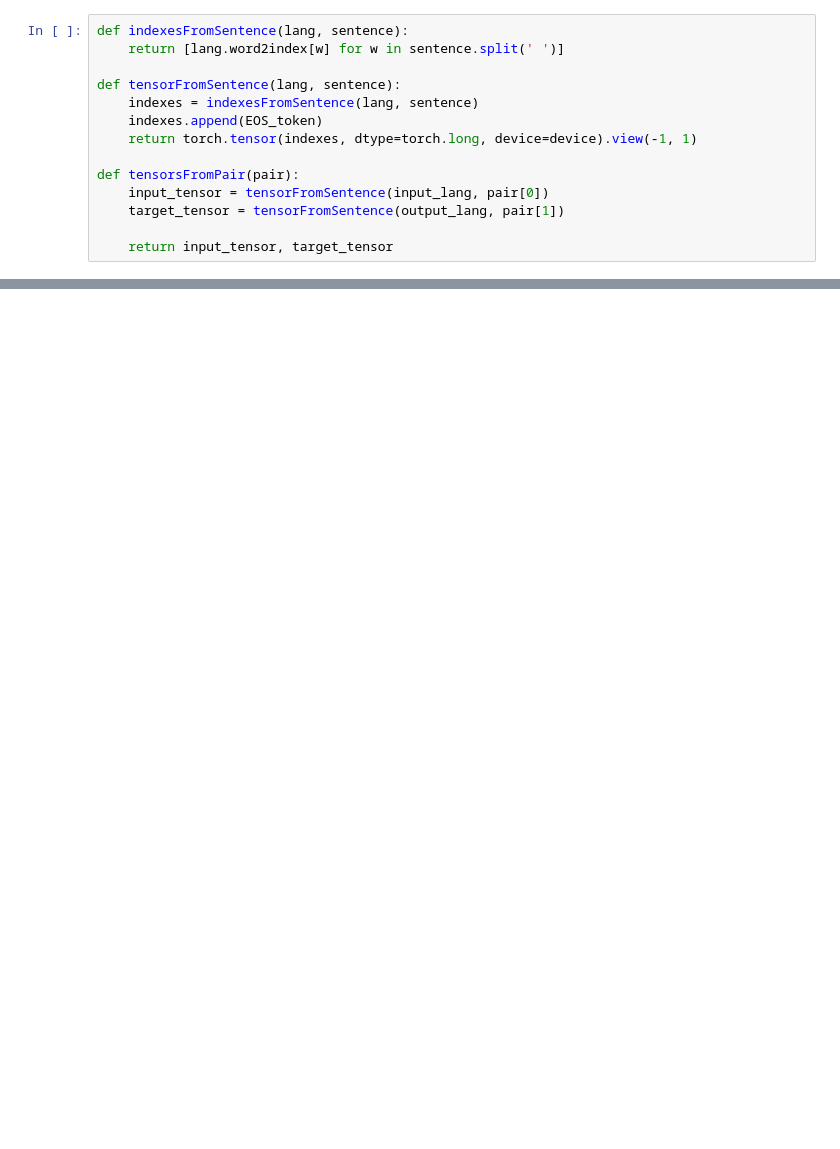
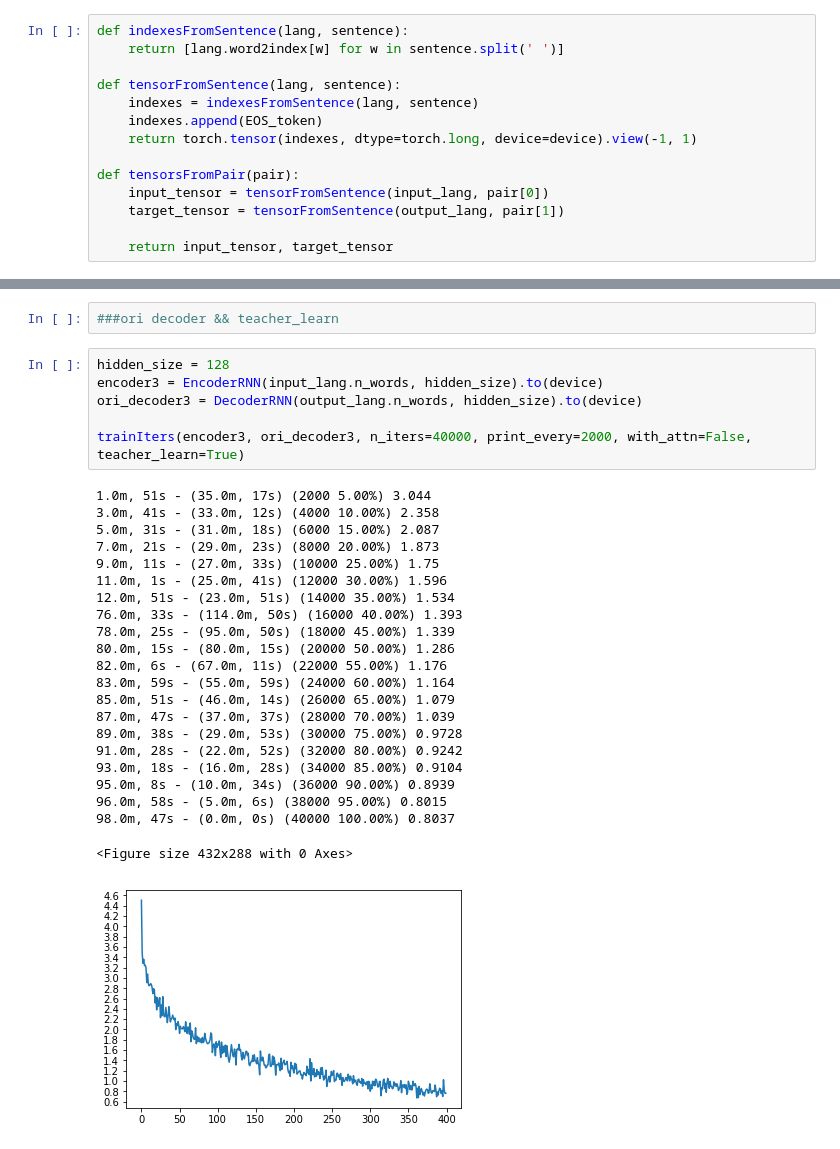
Before and after one commit to labixiaoK/pytorch_learning_nlp, a Jupyter notebook: seq2seq.ipynb, the cells around one changed output, grey strips where cells are left out. Saved outputs shown, nothing was run; the diff lists cells and outputs as text; blank space fills up the shorter version.

```diff
--- a/seq2seq.ipynb
+++ b/seq2seq.ipynb
@@ -203,0 +375,31 @@ def tensorsFromPair(pair):
+# %%
+###ori decoder && teacher_learn
+# %%
+hidden_size = 128
+encoder3 = EncoderRNN(input_lang.n_words, hidden_size).to(device)
+ori_decoder3 = DecoderRNN(output_lang.n_words, hidden_size).to(device)
+
+trainIters(encoder3, ori_decoder3, n_iters=40000, print_every=2000, with_attn=False, teacher_learn=True)
+# %% [output]
+1.0m, 51s - (35.0m, 17s) (2000 5.00%) 3.044
+3.0m, 41s - (33.0m, 12s) (4000 10.00%) 2.358
+5.0m, 31s - (31.0m, 18s) (6000 15.00%) 2.087
+7.0m, 21s - (29.0m, 23s) (8000 20.00%) 1.873
+9.0m, 11s - (27.0m, 33s) (10000 25.00%) 1.75
+11.0m, 1s - (25.0m, 41s) (12000 30.00%) 1.596
+12.0m, 51s - (23.0m, 51s) (14000 35.00%) 1.534
+76.0m, 33s - (114.0m, 50s) (16000 40.00%) 1.393
+78.0m, 25s - (95.0m, 50s) (18000 45.00%) 1.339
+80.0m, 15s - (80.0m, 15s) (20000 50.00%) 1.286
+82.0m, 6s - (67.0m, 11s) (22000 55.00%) 1.176
+83.0m, 59s - (55.0m, 59s) (24000 60.00%) 1.164
+85.0m, 51s - (46.0m, 14s) (26000 65.00%) 1.079
+87.0m, 47s - (37.0m, 37s) (28000 70.00%) 1.039
+89.0m, 38s - (29.0m, 53s) (30000 75.00%) 0.9728
+91.0m, 28s - (22.0m, 52s) (32000 80.00%) 0.9242
+93.0m, 18s - (16.0m, 28s) (34000 85.00%) 0.9104
+95.0m, 8s - (10.0m, 34s) (36000 90.00%) 0.8939
+96.0m, 58s - (5.0m, 6s) (38000 95.00%) 0.8015
+98.0m, 47s - (0.0m, 0s) (40000 100.00%) 0.8037
+<Figure size 432x288 with 0 Axes>
+[figure, added]
```
Also changed, not shown: parts of 24 cells of this notebook.
